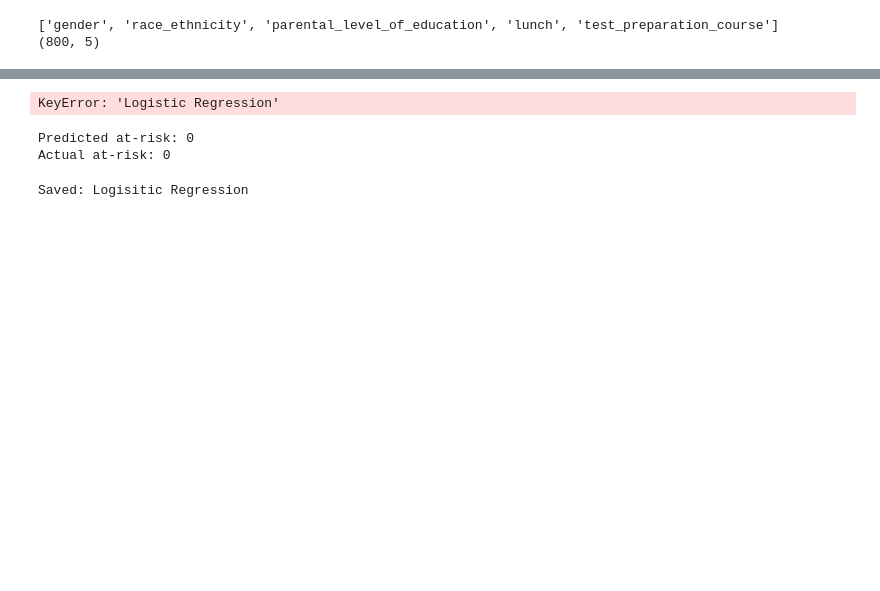
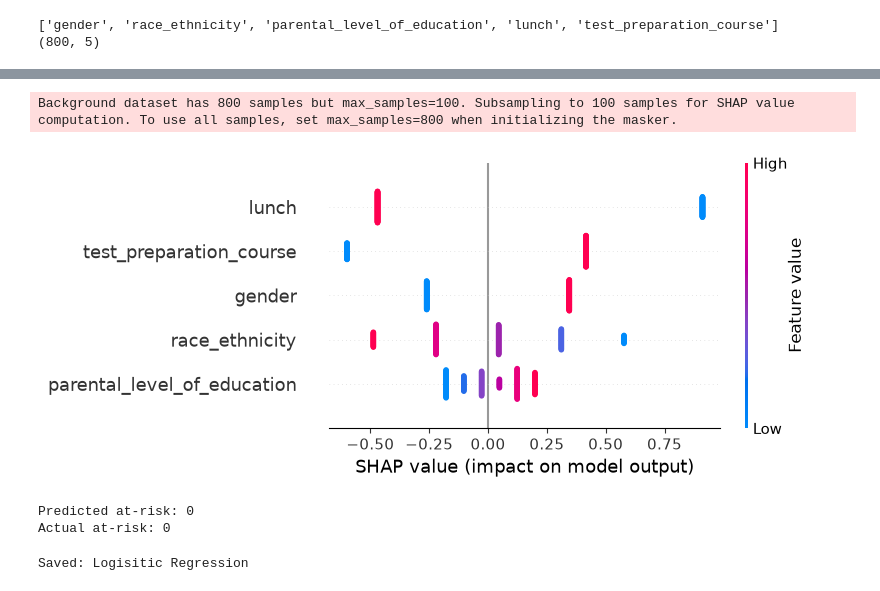
Before and after one commit to ShreyaAyyaparaj/EduPulse, a Jupyter notebook: notebooks/02_ML_model.ipynb, the cells around one changed output, grey strips where cells are left out. Drawn from its saved outputs; the diff is of its cells as text; code cells hidden in the pictures; blank space fills up the shorter version.

Commit message:
Update SHAP analysis output

```diff
--- a/notebooks/02_ML_model.ipynb
+++ b/notebooks/02_ML_model.ipynb
@@ -159,24 +159,25 @@ weighted avg       0.94      0.96      0.95       200
 # %%
 import shap
 import numpy as np
 
 # Use the best model (Logistic Regression based on recall)
-best_model_name = 'Logistic Regression'
+
 best_model_name = 'Logisitic Regression'
 best_model = models[best_model_name]
 
 # Convert to numpy array to avoid any dataframe shape issues
 X_train_arr = np.array(X_train)
 X_test_arr = np.array(X_test)
 
 # LinearExplainer for Logistic Regression
 explainer = shap.LinearExplainer(best_model, X_train_arr)
 shap_values = explainer.shap_values(X_test_arr)
 
 # Summary plot
 shap.summary_plot(shap_values, X_test_arr, feature_names=feature_cols)
 # %% [output]
-KeyError: 'Logistic Regression'
+Background dataset has 800 samples but max_samples=100. Subsampling to 100 samples for SHAP value computation. To use all samples, set max_samples=800 when initializing the masker.
+[figure, added]
 # %%
 # Pick one student and explain their prediction
 sample_idx = 0
```
Also changed, not shown: parts of 5 cells of this notebook.
